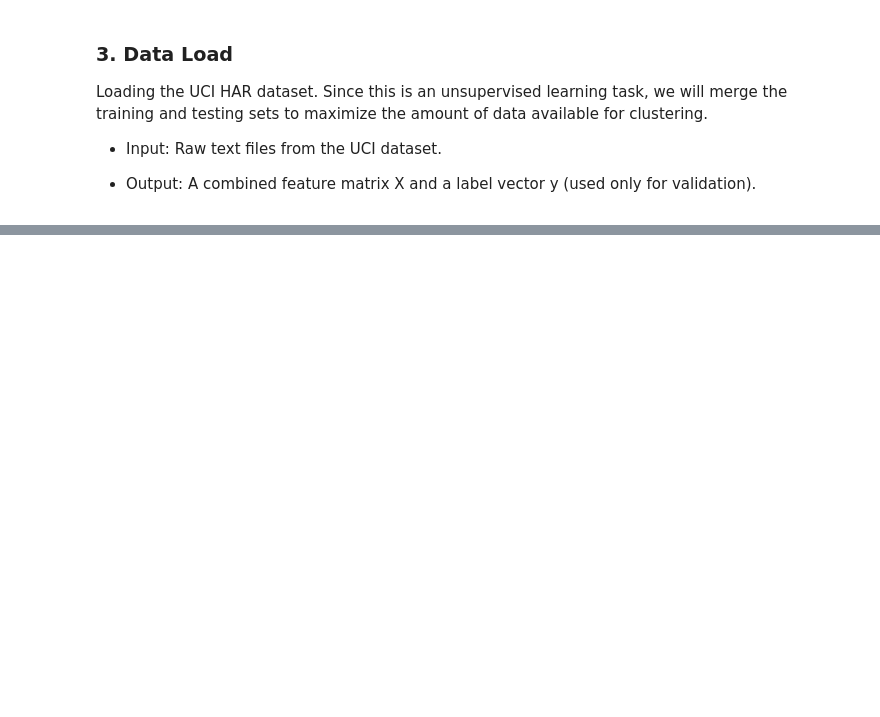
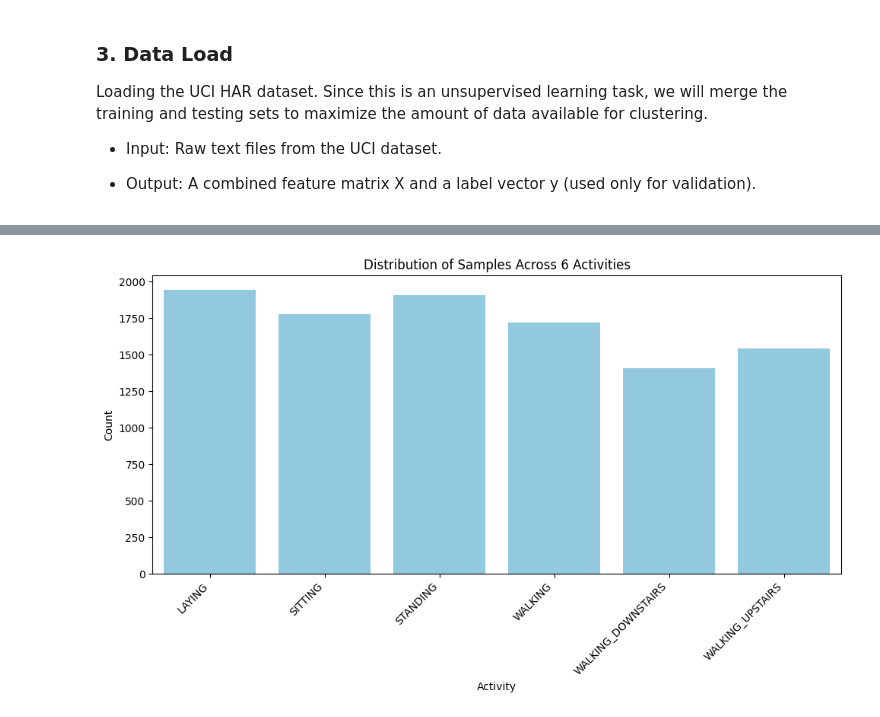
Before and after one commit to JakubbBlaszczykk/Project2-HAR-Unsupervised-Analysis, a Jupyter notebook: main.ipynb, the cells around one changed output, grey strips where cells are left out. Cells and saved outputs as stored; diff of their text form; code cells hidden in the pictures; blank space fills up the shorter version.

Commit message:
data load, EDA, Cleaning and Processing is done

```diff
--- a/main.ipynb
+++ b/main.ipynb
@@ -47,0 +49,8 @@ y = y.values.flatten()
+# %%
+def load_file(sub_path):
+    """Loads a whitespace-delimited TXT file."""
+    filepath = os.path.join(BASE_FOLDER, sub_path)
+    # Use delim_whitespace=True to read the raw data files
+    return pd.read_csv(filepath, delim_whitespace=True, header=None)
+
+print(f"Data will be loaded from: {BASE_FOLDER}")
@@ -47,0 +61,5 @@ y = y.values.flatten()
+# %%
+X_train = load_file(os.path.join('train', 'X_train.txt'))
+y_train = load_file(os.path.join('train', 'y_train.txt'))
+X_test = load_file(os.path.join('test', 'X_test.txt'))
+y_test = load_file(os.path.join('test', 'y_test.txt'))
@@ -47,0 +68,5 @@ y = y.values.flatten()
+# %%
+X = pd.concat([X_train, X_test], axis=0, ignore_index=True)
+y = pd.concat([y_train, y_test], axis=0, ignore_index=True)
+
+print(f"Combined samples loaded: {X.shape[0]}")
@@ -47,0 +82,4 @@ y = y.values.flatten()
+# %%
+y = y.values.flatten()
+activity_labels_df = load_file('activity_labels.txt')
+label_map = dict(zip(activity_labels_df[0], activity_labels_df[1]))
@@ -47,0 +114,13 @@ y = y.values.flatten()
+# %%
+activity_names = [label_map[label] for label in y]
+
+plt.figure(figsize=(10, 6))
+sns.countplot(x=activity_names, order=sorted(label_map.values()), color='skyblue')
+plt.title('Distribution of Samples Across 6 Activities')
+plt.xlabel('Activity')
+plt.ylabel('Count')
+plt.xticks(rotation=45, ha='right')
+plt.tight_layout()
+plt.show()
+# %% [output]
+[figure, added]
```
Also changed, not shown: parts of 26 cells of this notebook.
